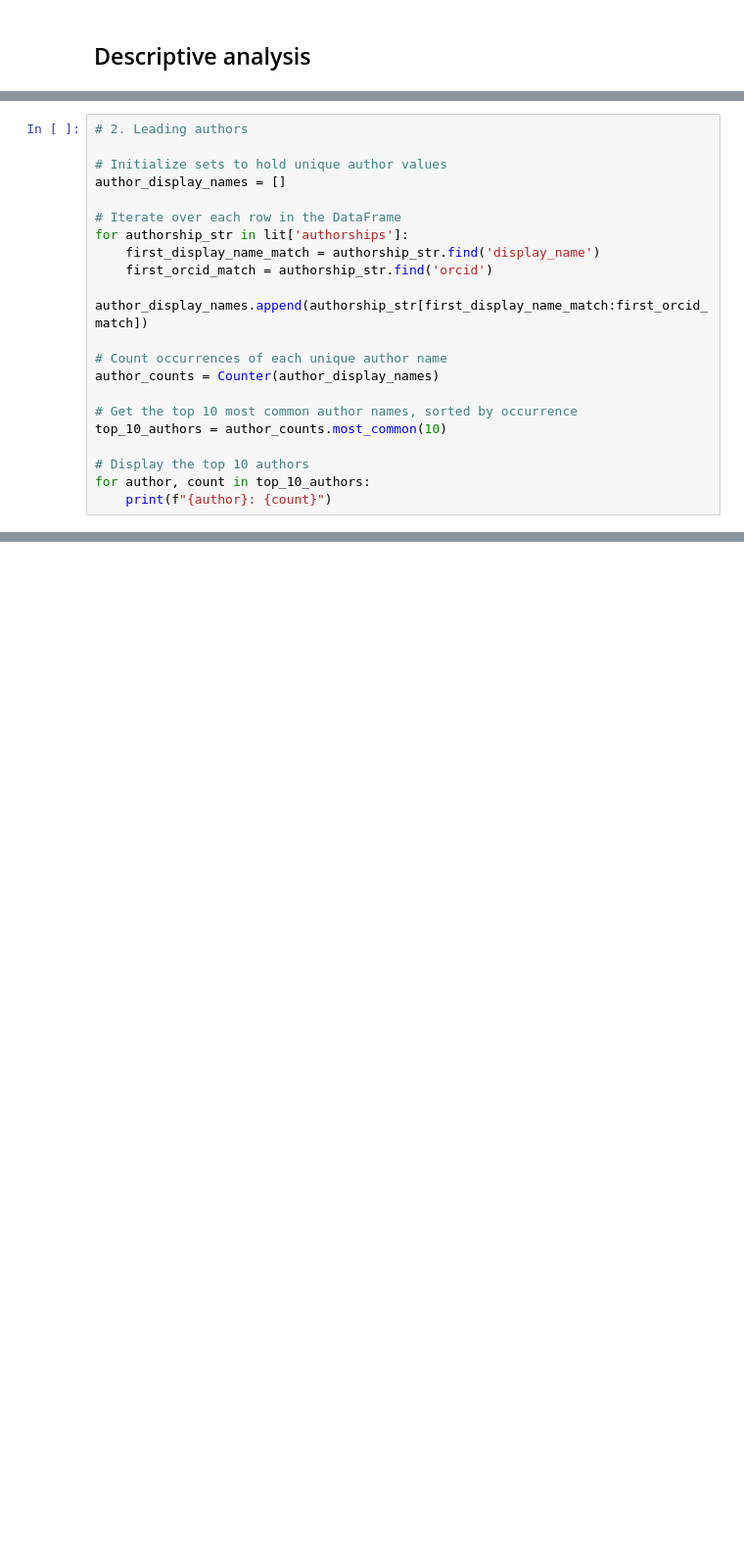
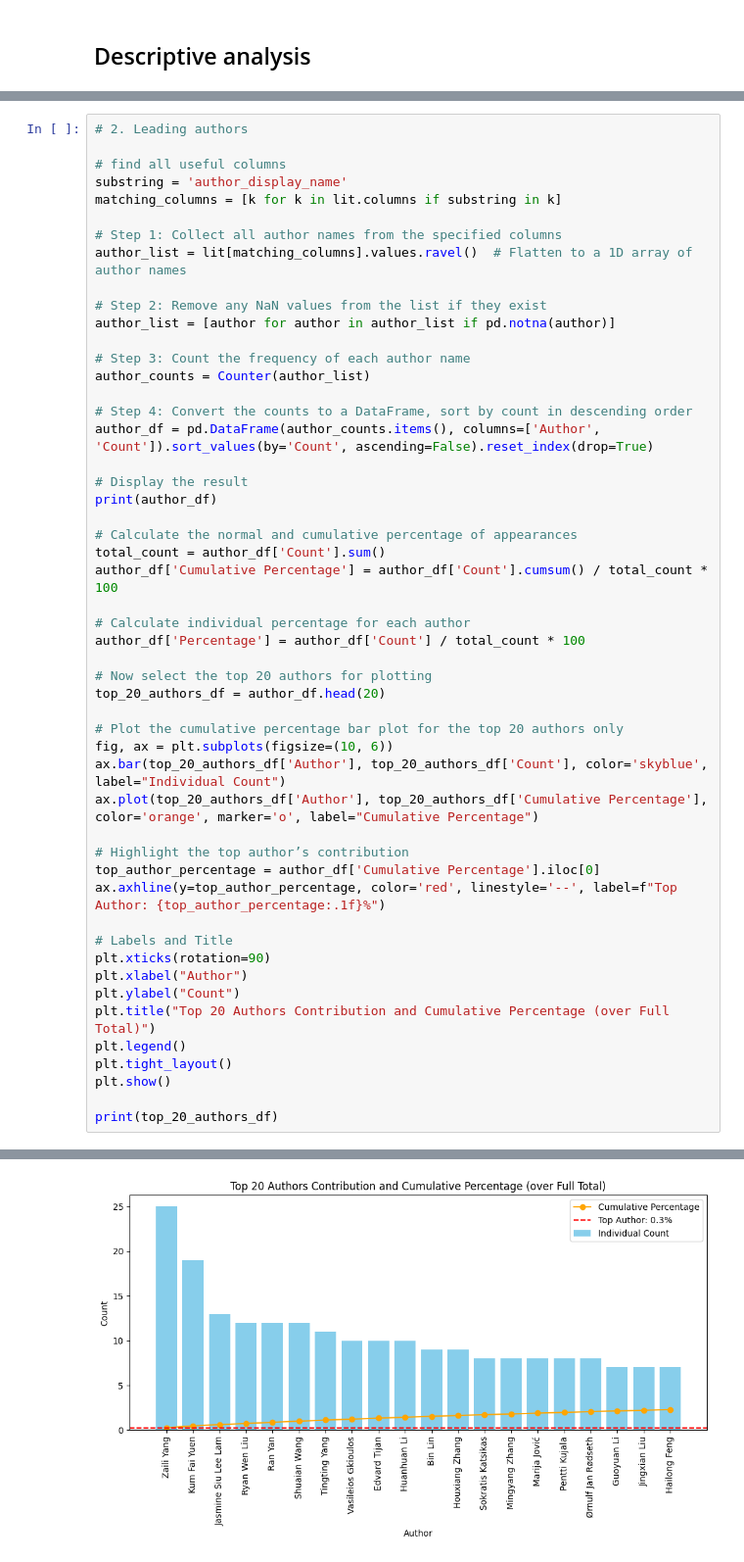
Before and after one commit to ferrariniluca78/dx_in_shipping, a Jupyter notebook: SlrDxInShipping.ipynb, the cells around one changed output, grey strips where cells are left out. Shown: that part at 98% size. Saved outputs shown, nothing was run; the diff lists cells and outputs as text; blank space fills up the shorter version.

```diff
--- a/SlrDxInShipping.ipynb
+++ b/SlrDxInShipping.ipynb
@@ -61,22 +71,52 @@ Publication counts per year:
 # %%
 # 2. Leading authors
 
-# Initialize sets to hold unique author values
-author_display_names = []
+# find all useful columns
+substring = 'author_display_name'
+matching_columns = [k for k in lit.columns if substring in k]
 
-# Iterate over each row in the DataFrame
-for authorship_str in lit['authorships']:
-    first_display_name_match = authorship_str.find('display_name')
-    first_orcid_match = authorship_str.find('orcid')
-    author_display_names.append(authorship_str[first_display_name_match:first_orcid_match])
+# Step 1: Collect all author names from the specified columns
+author_list = lit[matching_columns].values.ravel()  # Flatten to a 1D array of author names
 
-# Count occurrences of each unique author name
-author_counts = Counter(author_display_names)
+# Step 2: Remove any NaN values from the list if they exist
+author_list = [author for author in author_list if pd.notna(author)]
 
-# Get the top 10 most common author names, sorted by occurrence
-top_10_authors = author_counts.most_common(10)
+# Step 3: Count the frequency of each author name
+author_counts = Counter(author_list)
 
-# Display the top 10 authors
-for author, count in top_10_authors:
-    print(f"{author}: {count}")
+# Step 4: Convert the counts to a DataFrame, sort by count in descending order
+author_df = pd.DataFrame(author_counts.items(), columns=['Author', 'Count']).sort_values(by='Count', ascending=False).reset_index(drop=True)
+
+# Display the result
+print(author_df)
+
+# Calculate the normal and cumulative percentage of appearances
+total_count = author_df['Count'].sum()
+author_df['Cumulative Percentage'] = author_df['Count'].cumsum() / total_count * 100
+
+# Calculate individual percentage for each author
+author_df['Percentage'] = author_df['Count'] / total_count * 100
+
+# Now select the top 20 authors for plotting
+top_20_authors_df = author_df.head(20)
+
+# Plot the cumulative percentage bar plot for the top 20 authors only
+fig, ax = plt.subplots(figsize=(10, 6))
+ax.bar(top_20_authors_df['Author'], top_20_authors_df['Count'], color='skyblue', label="Individual Count")
+ax.plot(top_20_authors_df['Author'], top_20_authors_df['Cumulative Percentage'], color='orange', marker='o', label="Cumulative Percentage")
+
+# Highlight the top author’s contribution
+top_author_percentage = author_df['Cumulative Percentage'].iloc[0]
+ax.axhline(y=top_author_percentage, color='red', linestyle='--', label=f"Top Author: {top_author_percentage:.1f}%")
+
+# Labels and Title
+plt.xticks(rotation=90)
+plt.xlabel("Author")
+plt.ylabel("Count")
+plt.title("Top 20 Authors Contribution and Cumulative Percentage (over Full Total)")
+plt.legend()
+plt.tight_layout()
+plt.show()
+
+print(top_20_authors_df)
 # %% [output]
@@ -92,0 +137 @@ display_name': 'Aybars Oruç', ': 4
+[figure, added]
```
Also changed, not shown: parts of 9 cells of this notebook, 2 other files.
